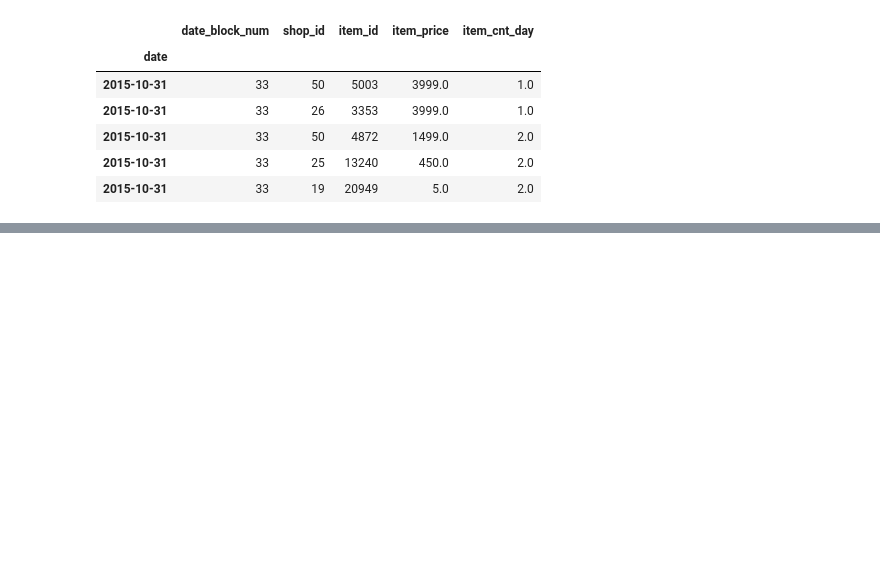
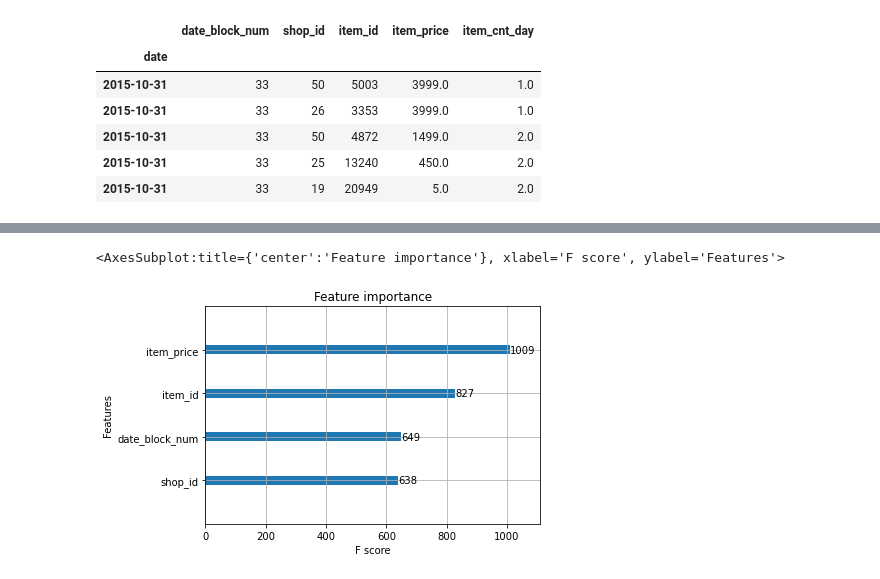
Before and after one commit to JonathanRayner/Kaggle-Predict-Sales, a Jupyter notebook: xgboost.ipynb, the cells around one changed output, grey strips where cells are left out. Drawn from its saved outputs; the diff is of its cells as text; code cells hidden in the pictures; blank space fills up the shorter version.

```diff
--- a/xgboost.ipynb
+++ b/xgboost.ipynb
@@ -31,0 +133,32 @@ TypeError: '<' not supported between instances of 'numpy.ndarray' and 'numpy.nda
+# %%
+def xgb_data_prepare(dataframe, add_features=False):
+    """
+    Convert pandas dataframe to DMatrix for xgboost, splitting off labels as need. If feature engineering is enabled, perform this first.
+    """
+    X = dataframe.copy()
+    if add_features:
+        X = add_features(X)
+    y = X.pop('item_cnt_day')
+    dmatrix = xgb.DMatrix(X, label=y)
+    return dmatrix
+# %%
+# convert data to format for xgboost
+dtrain, dvalidation, dtest = xgb_data_prepare(train), xgb_data_prepare(validation), xgb_data_prepare(test)
+# %%
+# baseline xgboost, model knows nothing about time series except for date_block_num categorical variable
+
+params = {}
+params['eval_metric'] = ['rmse', 'mae', 'mape']
+params['nthread'] = 4
+
+# track performance on this data
+evallist = [(dvalidation, 'eval'), (dtrain, 'train')]
+
+num_boost_round = 100 # how many trees
+early_stopping_rounds = 50
+
+model = xgb.train(params=params,
+                  dtrain=dtrain,
+                  num_boost_round=num_boost_round,
+                  evals=evallist,
+                  early_stopping_rounds=early_stopping_rounds)
@@ -31,0 +183,5 @@ TypeError: '<' not supported between instances of 'numpy.ndarray' and 'numpy.nda
+# %%
+xgb.plot_importance(model)
+# %% [output]
+<AxesSubplot:title={'center':'Feature importance'}, xlabel='F score', ylabel='Features'>
+[figure, added]
```
Also changed, not shown: parts of 15 cells of this notebook, 1 other file.
